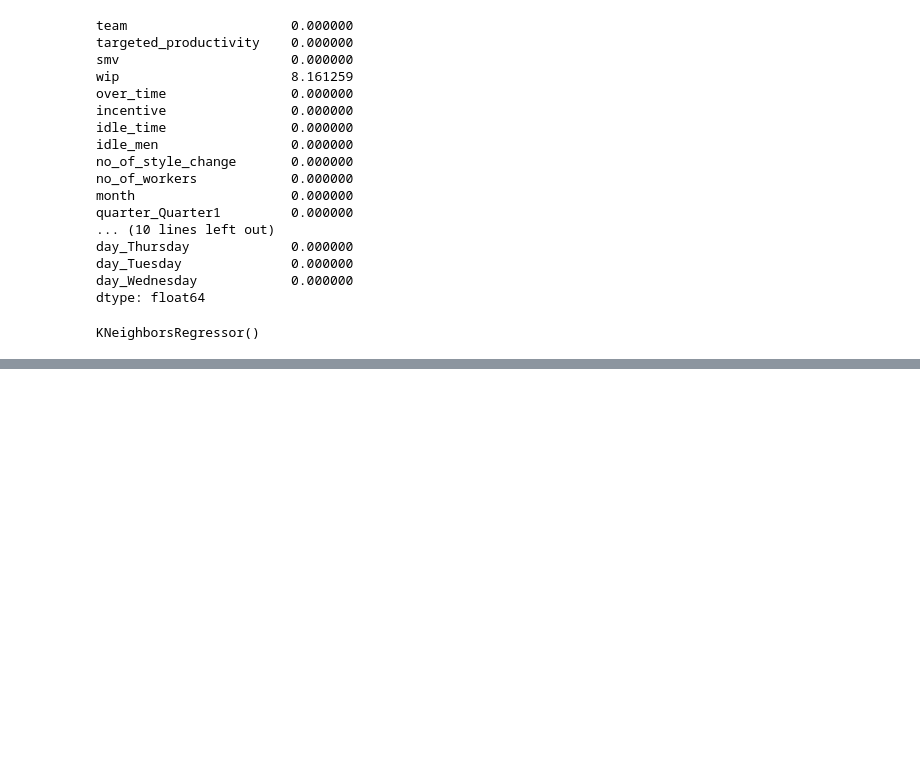
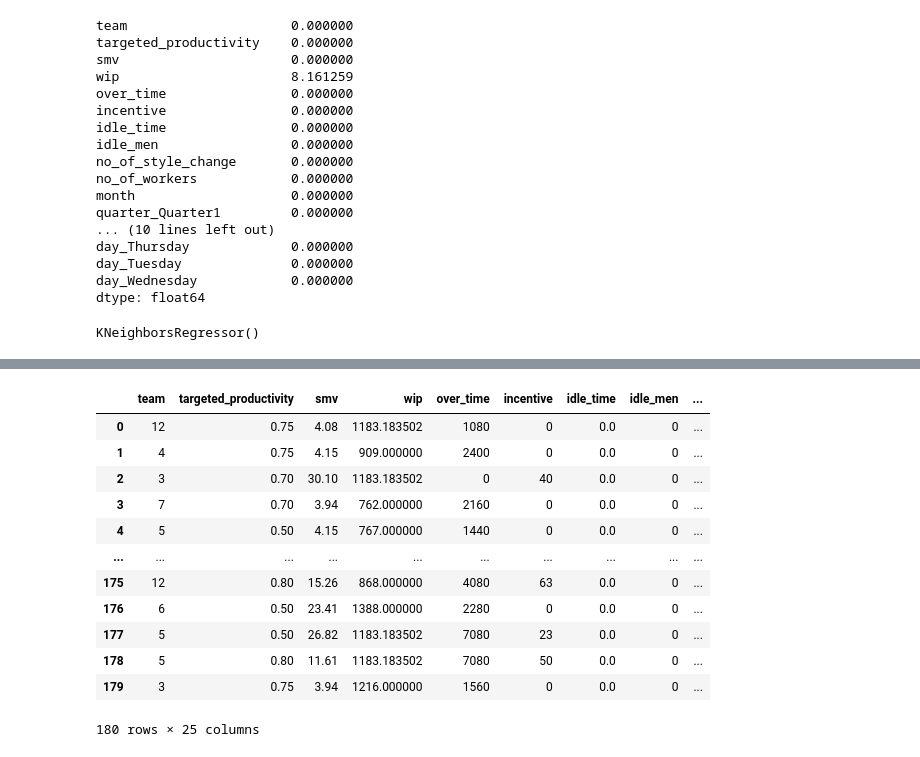
Before and after one commit to ijazkhan101/Machine-Learning-with-Python-20Days, a Jupyter notebook: MLDay08/employee_proformance.ipynb, the cells around one changed output, grey strips where cells are left out. Cells and saved outputs as stored; diff of their text form; code cells hidden in the pictures; blank space fills up the shorter version.

```diff
--- a/MLDay08/employee_proformance.ipynb
+++ b/MLDay08/employee_proformance.ipynb
@@ -103,0 +206,16 @@ R_square= r2_score(y, model1.predict(X))
+# %%
+df_test
+# %% [output]
+|  | team | targeted_productivity | smv | wip | over_time | incentive | idle_time | idle_men | ... |
+| 0 | 12 | 0.75 | 4.08 | 1183.183502 | 1080 | 0 | 0.0 | 0 | ... |
+| 1 | 4 | 0.75 | 4.15 | 909.000000 | 2400 | 0 | 0.0 | 0 | ... |
+| 2 | 3 | 0.70 | 30.10 | 1183.183502 | 0 | 40 | 0.0 | 0 | ... |
+| 3 | 7 | 0.70 | 3.94 | 762.000000 | 2160 | 0 | 0.0 | 0 | ... |
+| 4 | 5 | 0.50 | 4.15 | 767.000000 | 1440 | 0 | 0.0 | 0 | ... |
+| ... | ... | ... | ... | ... | ... | ... | ... | ... | ... |
+| 175 | 12 | 0.80 | 15.26 | 868.000000 | 4080 | 63 | 0.0 | 0 | ... |
+| 176 | 6 | 0.50 | 23.41 | 1388.000000 | 2280 | 0 | 0.0 | 0 | ... |
+| 177 | 5 | 0.50 | 26.82 | 1183.183502 | 7080 | 23 | 0.0 | 0 | ... |
+| 178 | 5 | 0.80 | 11.61 | 1183.183502 | 7080 | 50 | 0.0 | 0 | ... |
+| 179 | 3 | 0.75 | 3.94 | 1216.000000 | 1560 | 0 | 0.0 | 0 | ... |
+180 rows × 25 columns
```
Also changed, not shown: parts of 28 cells of this notebook, 10 other files.
